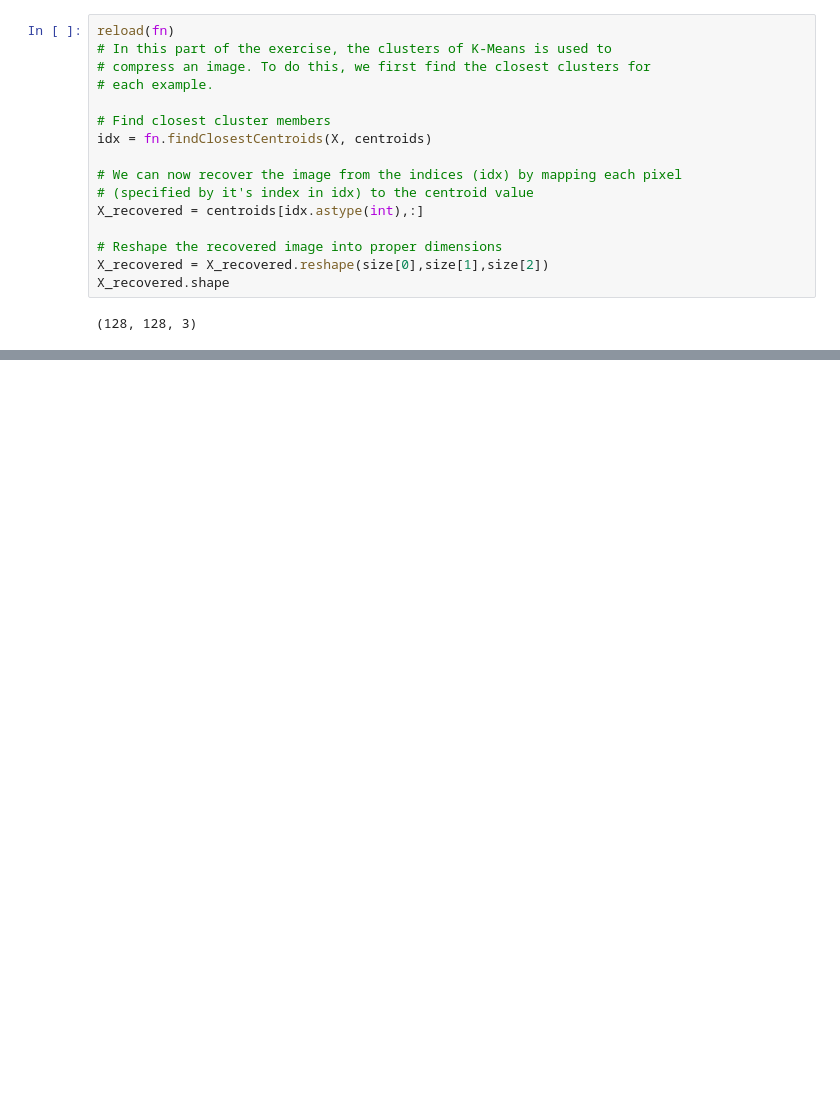
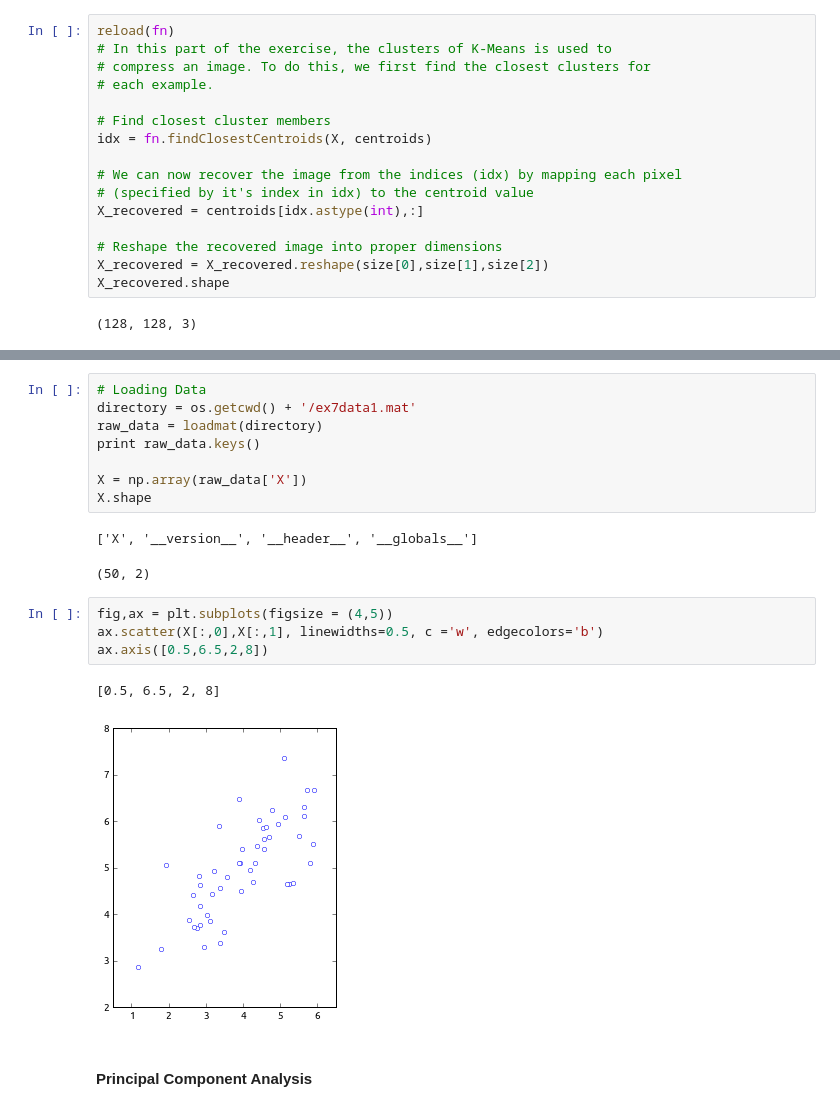
Before and after one commit to sametmarasli/machine_learning_andrewng, a Jupyter notebook: notebooks/7/k-means_clustering_and_principal_component_analysis.ipynb, the cells around one changed output, grey strips where cells are left out. Cells and saved outputs as stored; diff of their text form; blank space fills up the shorter version.

```diff
--- a/notebooks/7/k-means_clustering_and_principal_component_analysis.ipynb
+++ b/notebooks/7/k-means_clustering_and_principal_component_analysis.ipynb
@@ -191,0 +229,20 @@ ax[1].set_title('Compressed, with {} colors'.format(K))
+# %%
+# Loading Data
+directory = os.getcwd() + '/ex7data1.mat'
+raw_data = loadmat(directory)
+print raw_data.keys()
+
+X = np.array(raw_data['X'])
+X.shape
+# %% [output]
+['X', '__version__', '__header__', '__globals__']
+(50, 2)
+# %%
+fig,ax = plt.subplots(figsize = (4,5))
+ax.scatter(X[:,0],X[:,1], linewidths=0.5, c ='w', edgecolors='b')
+ax.axis([0.5,6.5,2,8])
+# %% [output]
+[0.5, 6.5, 2, 8]
+[figure, added]
+# %% [markdown]
+#### Principal Component Analysis
```
Also changed, not shown: parts of 42 cells of this notebook, 2 other files.
